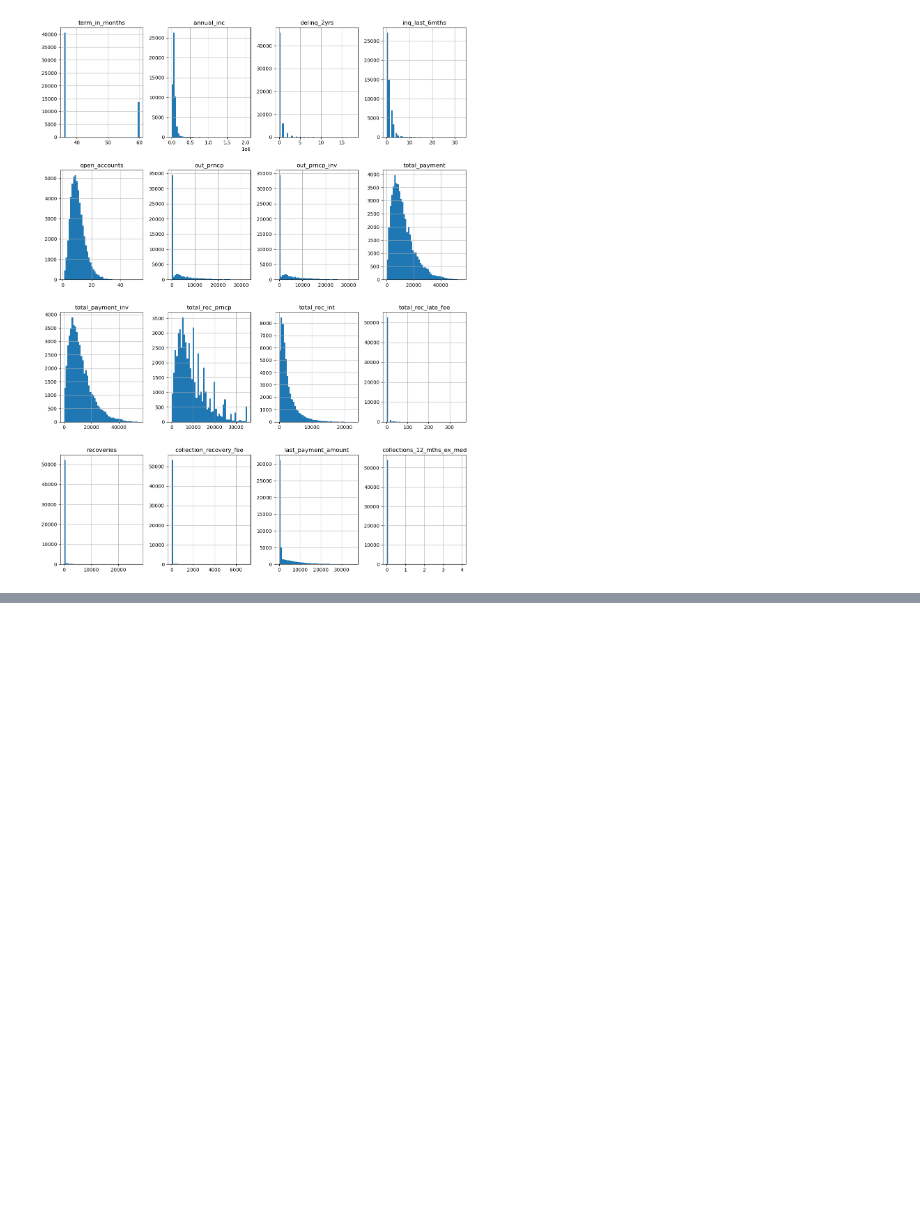
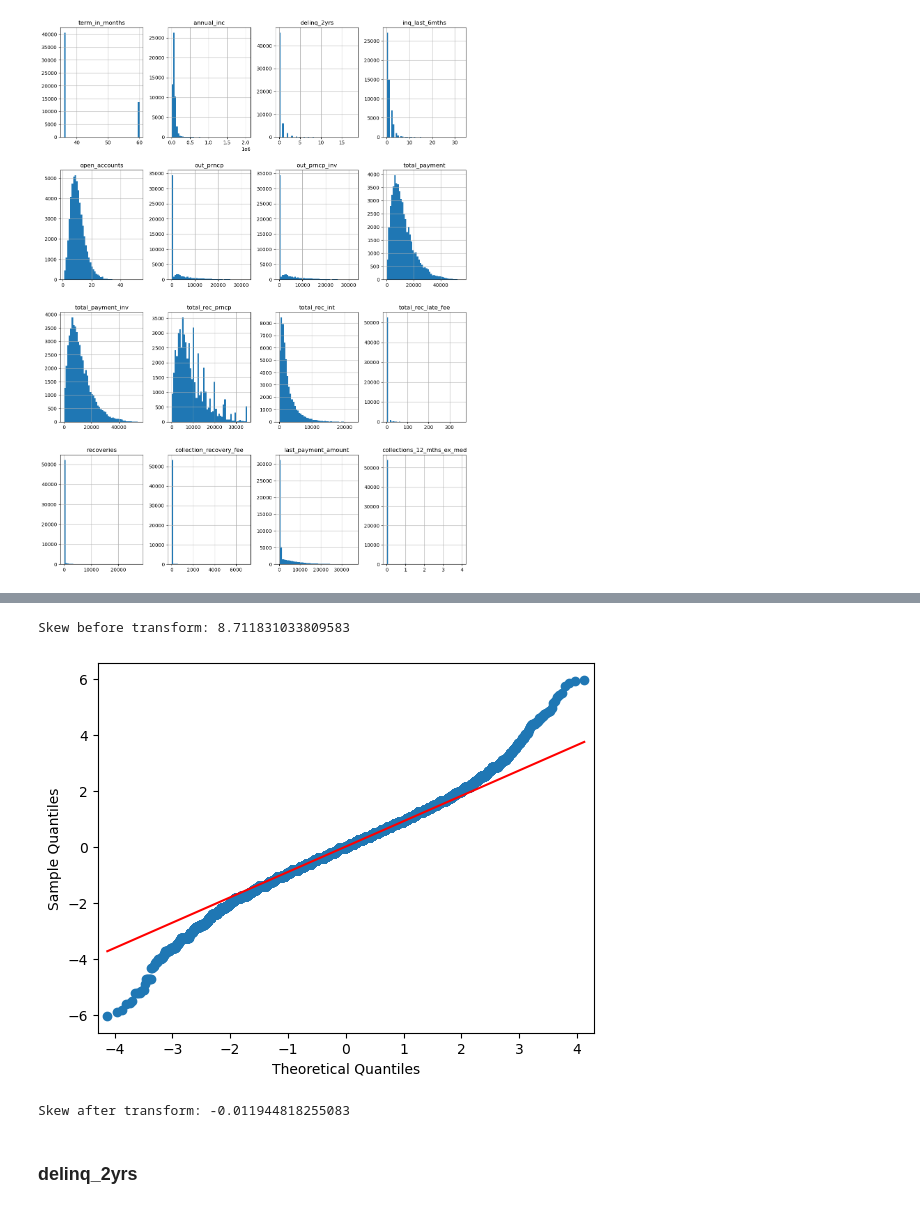
Before and after one commit to RyanCodeGit/exploratory-data-analysis---customer-loans-in-finance800, a Jupyter notebook: EDA.ipynb, the cells around one changed output, grey strips where cells are left out. Cells and saved outputs as stored; diff of their text form; code cells hidden in the pictures; blank space fills up the shorter version.

```diff
--- a/EDA.ipynb
+++ b/EDA.ipynb
@@ -551,0 +541,12 @@ Largest value in annual_inc: 2039784.0
+# %%
+# Box-cox transforming annual_inc to determine skew reduction
+print(f"Skew before transform: {df["annual_inc"].skew()}")
+df_bc_annual_inc = transform.boxcox_tf(df, "annual_inc")
+plot.plot_qq(df_bc_annual_inc)
+print(f"Skew after transform: {df_bc_annual_inc.skew()}")
+# %% [output]
+Skew before transform: 8.711831033809583
+[figure, added]
+Skew after transform: -0.011944818255083
+# %% [markdown]
+### delinq_2yrs
```
Also changed, not shown: parts of 19 cells of this notebook, 1 other file.
